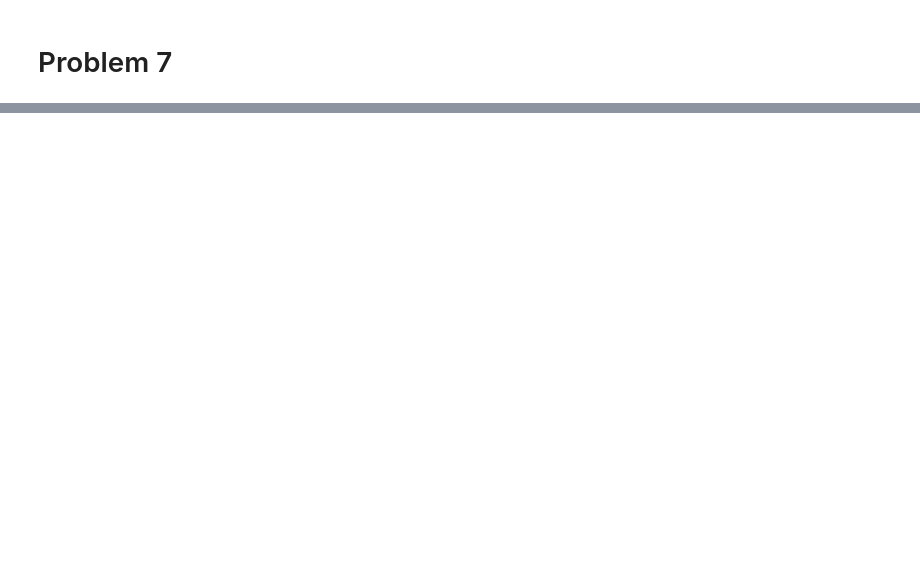
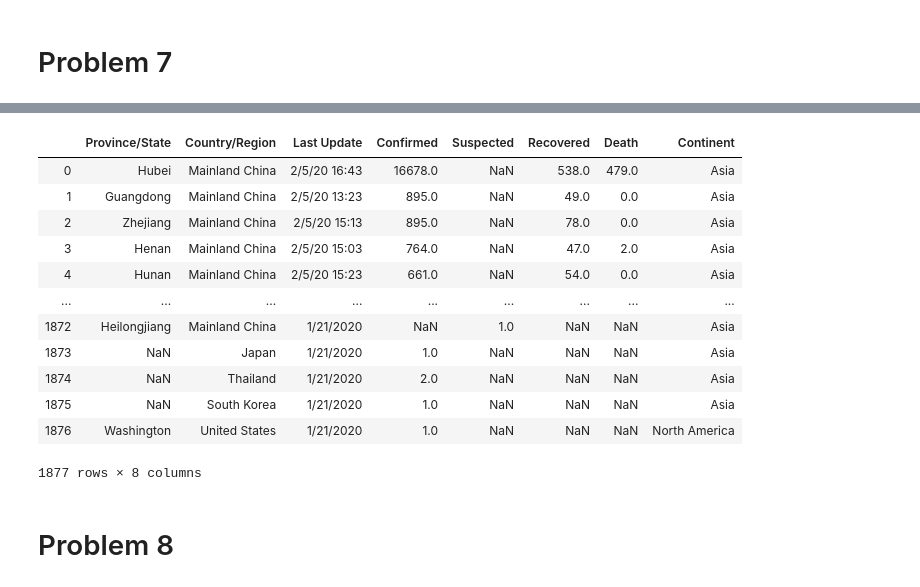
Before and after one commit to vap38/CS301, a Jupyter notebook: Homework-04.ipynb, the cells around one changed output, grey strips where cells are left out. Cells and saved outputs as stored; diff of their text form; code cells hidden in the pictures; blank space fills up the shorter version.

```diff
--- a/Homework-04.ipynb
+++ b/Homework-04.ipynb
@@ -139,15 +139,9 @@ Name: Country/Region, Length: 1877, dtype: object
 # Problem 6
 # %%
 def get_continent(country):
-    dic_countries = {"Asia": ["Mainland China","India","Russia","Singapore","Thailand","Singapore","Hong Kong","South Korea","Malaysia","Japan","Vietnam","Taiwan","United Arab Emirates","Phillipines","Nepal","Cambodia","Sri Lanka","Macau"],
-                 "Africa": ["Ivory Coast"],
-                 "Australia":["Australia"],
-                 "Antarctica":[],
-                 "Europe":["Spain","Italy","UK","Germany""Belgium","Sweden","Finland"],
-                 "North America":["United States","Canada"],
-                 "South America":["Colombia","Mexico","Brazil"]}
-    for key in dic_countries:
-        if(country in dic_countries[key]):
+    d = {"Asia": ["Mainland China","India","Russia","Singapore","Thailand","Singapore","Hong Kong","South Korea","Malaysia","Japan","Vietnam","Taiwan","United Arab Emirates","Phillipines","Nepal","Cambodia","Sri Lanka","Macau"],"Africa": ["Ivory Coast"],"Australia":["Australia"],
+                 "Antarctica":[],"Europe":["Spain","Italy","UK","Germany""Belgium","Sweden","Finland"],"North America":["United States","Canada"],"South America":["Colombia","Mexico","Brazil"]}
+    for key in d.keys():
+
+        if(country in d[key]):
             return key
-        else:
-            return "not found"
@@ -176,0 +156,18 @@ my_df['Continent'] =my_df['Country/Region'].apply(get_continent)
+# %%
+my_df
+# %% [output]
+|  | Province/State | Country/Region | Last Update | Confirmed | Suspected | Recovered | Death | Continent |
+| 0 | Hubei | Mainland China | 2/5/20 16:43 | 16678.0 | NaN | 538.0 | 479.0 | Asia |
+| 1 | Guangdong | Mainland China | 2/5/20 13:23 | 895.0 | NaN | 49.0 | 0.0 | Asia |
+| 2 | Zhejiang | Mainland China | 2/5/20 15:13 | 895.0 | NaN | 78.0 | 0.0 | Asia |
+| 3 | Henan | Mainland China | 2/5/20 15:03 | 764.0 | NaN | 47.0 | 2.0 | Asia |
+| 4 | Hunan | Mainland China | 2/5/20 15:23 | 661.0 | NaN | 54.0 | 0.0 | Asia |
+| ... | ... | ... | ... | ... | ... | ... | ... | ... |
+| 1872 | Heilongjiang | Mainland China | 1/21/2020 | NaN | 1.0 | NaN | NaN | Asia |
+| 1873 | NaN | Japan | 1/21/2020 | 1.0 | NaN | NaN | NaN | Asia |
+| 1874 | NaN | Thailand | 1/21/2020 | 2.0 | NaN | NaN | NaN | Asia |
+| 1875 | NaN | South Korea | 1/21/2020 | 1.0 | NaN | NaN | NaN | Asia |
+| 1876 | Washington | United States | 1/21/2020 | 1.0 | NaN | NaN | NaN | North America |
+1877 rows × 8 columns
+# %% [markdown]
+# Problem 8
```
Also changed, not shown: parts of 6 cells of this notebook.
